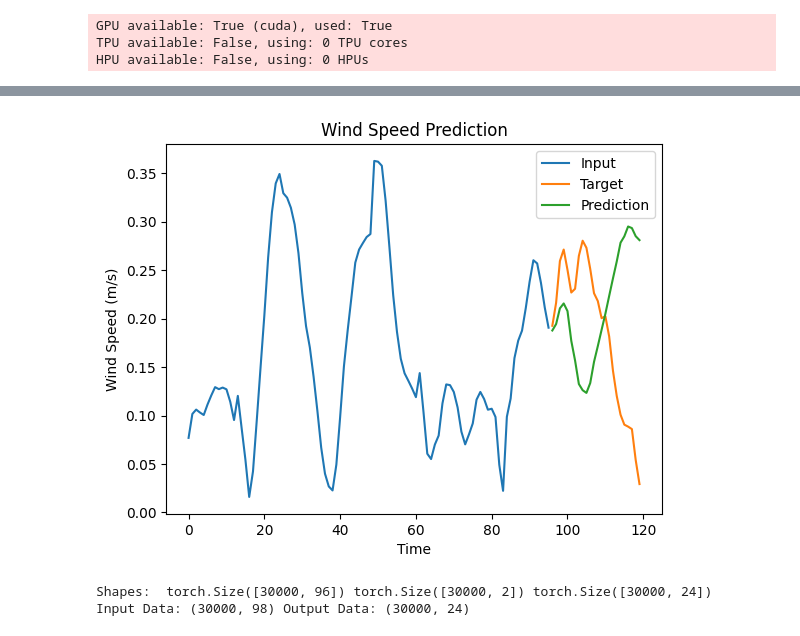
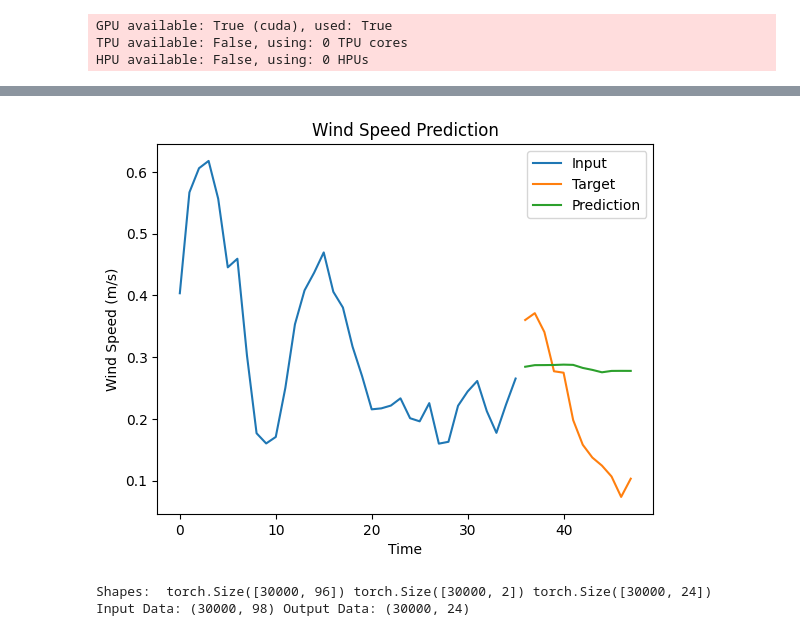
Before and after one commit to Divanvdb/1_WindSpeedForecasting, a Jupyter notebook: 4_FORRS_Time_Series.ipynb, the cells around one changed output, grey strips where cells are left out. Cells and saved outputs as stored; diff of their text form; code cells hidden in the pictures.

Commit message:
LSTM_Added_NotGood

```diff
--- a/4_FORRS_Time_Series.ipynb
+++ b/4_FORRS_Time_Series.ipynb
@@ -206,7 +206,7 @@ class TimeSeriesDataset(Dataset):
             input_data = np.concatenate([x_np, F_np], axis=-1)
             predictions = model.predict(input_data)
         else:
-            prediction = model(x, F)
+            prediction = model(x)#, , F
             predictions = prediction.detach().numpy()
 
         plt.plot(range(self.window_size), x[0], label='Input')
@@ -583,36 +507,39 @@ self.F_train: (31553, 2) self.F_val: (3506, 2) self.F_test: (8765, 2)
 self.X_train_t: torch.Size([31553]) self.X_val_t: torch.Size([3506]) self.X_test_t: torch.Size([8765])
 self.F_train_t: torch.Size([31553, 2]) self.F_val_t: torch.Size([3506, 2]) self.F_test_t: torch.Size([8765, 2])
 # %%
-window_size = 24 * 4
-steps_ahead = 24
-interval = 1
+window_size = 12 * 3
+steps_ahead = 12
+interval = 2
+batch_size = 128
 
-model = SimpleMLP(input_size=window_size, forcing_size=2, output_size=steps_ahead, lr=0.0001, steps=1, rollout=False, interval=interval, weights=True)
-# model = SimpleMLP.load_from_checkpoint('time-series-forecasting\mj7zyalz\checkpoints\SimpleMLP_96_10_at_1_MMScaling.ckpt', input_size=window_size,
-#                                        forcing_size=2, output_size=steps_ahead, lr=0.0001, steps=1, rollout=True)
+model = TimeSeriesModel(input_dim=window_size, hidden_dim=128, output_dim=12)
+# model = SimpleMLP(input_size=window_size, forcing_size=2, output_size=steps_ahead, hidden_size=128, lr=0.0001, steps=1, rollout=True, interval=interval, weights=True)
+# model = SimpleMLP.load_from_checkpoint('time-series-forecasting/unar4d4t/checkpoints\SimpleMLP_36_3_at_2_LR_0.0001_Rollout.ckpt', input_size=window_size,
+#                                        forcing_size=2, output_size=1, lr=0.0001, steps=1, rollout=True)
 
 model.steps = steps_ahead
 
-log_name = f"SimpleMLP_{window_size}_{steps_ahead}_at_{interval}_MMScaling"
+log_name = f"SimpleMLP_{window_size}_{steps_ahead}_at_{interval}_LSTM"
 
 train_loader = DataLoader(TimeSeriesDataset(df, window_size=window_size, steps_ahead=steps_ahead, data_split='train', intervals=interval),
-                          batch_size=32, shuffle=True)
+                          batch_size=batch_size, shuffle=True)
 
 val_loader = DataLoader(TimeSeriesDataset(df, window_size=window_size, steps_ahead=steps_ahead, data_split='val', intervals=interval),
-                        batch_size=32, shuffle=False)
+                        batch_size=batch_size, shuffle=False)
 
 test_loader = DataLoader(TimeSeriesDataset(df, window_size=window_size, steps_ahead=steps_ahead, data_split='test', intervals=interval),
-                            batch_size=32, shuffle=False)
+                            batch_size=batch_size, shuffle=False)
 
 checkpoint_callback = ModelCheckpoint(monitor='val_loss', filename=log_name,  save_top_k=1, mode='min')
-early_stop_callback = EarlyStopping(monitor='val_loss', patience=10, mode='min', verbose=True)
+early_stop_callback = EarlyStopping(monitor='val_loss', patience=15, mode='min', verbose=True)
 
 # trainer = Trainer(max_epochs=100,
 #                   callbacks=[checkpoint_callback, early_stop_callback])
 
+
 wandb_logger = WandbLogger(project="time-series-forecasting", name=log_name)
 
-trainer = Trainer(max_epochs=100,
+trainer = Trainer(max_epochs=200,
                   callbacks=[checkpoint_callback, early_stop_callback],
                   logger=wandb_logger)
 # %% [output]
@@ -658,19 +585,19 @@ Metric val_loss improved by 0.001 >= min_delta = 0.0. New best score: 0.021
 # %%
 # window_size = 24 * 4
-steps_ahead = 24
+steps_ahead = 12
 # interval = 2
 
 time_series = TimeSeriesDataset(df, window_size=window_size, steps_ahead=steps_ahead, intervals=interval)
 # model = SimpleMLP.load_from_checkpoint('time-series-forecasting/eyht1rkc/checkpoints/SimpleMLP_96_5_at_1_Smaller_128by4.ckpt', input_size=window_size,
 #                                        forcing_size=2, output_size=steps_ahead, lr=0.0001, steps=1, rollout=True)
 
 model.to('cpu')
 model.steps = steps_ahead
-model.rollout = True
+model.rollout = False
 
-time_series.plot_predictions(model, seed=50)
+time_series.plot_predictions(model, seed=200)
 # %% [output]
-[figure, old version]
+[figure, new version]
 # %%
 import xgboost as xgb
 
```
Also changed, not shown: parts of 3 cells of this notebook.
